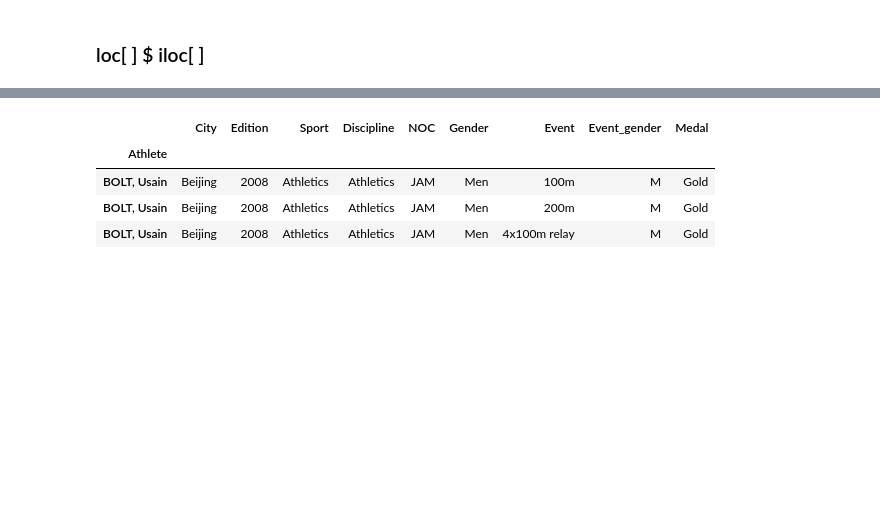
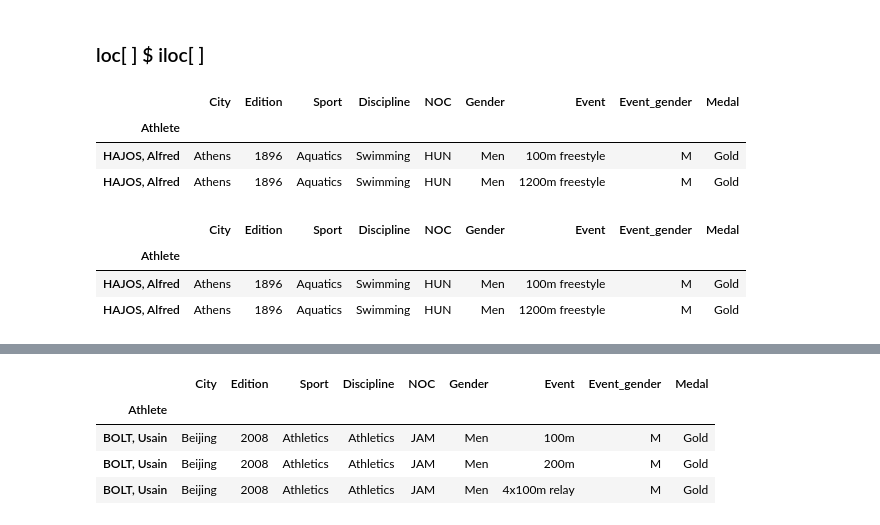
Before and after one commit to theSohanur/pandas-essential, a Jupyter notebook: pandas.notebook.ipynb, the cells around one changed output, grey strips where cells are left out. Saved outputs shown, nothing was run; the diff lists cells and outputs as text; code cells hidden in the pictures; blank space fills up the shorter version.

```diff
--- a/pandas.notebook.ipynb
+++ b/pandas.notebook.ipynb
@@ -921,3 +937,17 @@ oly.head()
 ### loc[ ] $ iloc[ ]
 # %%
 oly.set_index('Athlete',inplace=True)
+# %%
+oly.loc['HAJOS, Alfred']
+# %% [output]
+|  | City | Edition | Sport | Discipline | NOC | Gender | Event | Event_gender | Medal |
+| Athlete |  |  |  |  |  |  |  |  |  |
+| HAJOS, Alfred | Athens | 1896 | Aquatics | Swimming | HUN | Men | 100m freestyle | M | Gold |
+| HAJOS, Alfred | Athens | 1896 | Aquatics | Swimming | HUN | Men | 1200m freestyle | M | Gold |
+# %%
+oly.loc["HAJOS, Alfred"]
+# %% [output]
+|  | City | Edition | Sport | Discipline | NOC | Gender | Event | Event_gender | Medal |
+| Athlete |  |  |  |  |  |  |  |  |  |
+| HAJOS, Alfred | Athens | 1896 | Aquatics | Swimming | HUN | Men | 100m freestyle | M | Gold |
+| HAJOS, Alfred | Athens | 1896 | Aquatics | Swimming | HUN | Men | 1200m freestyle | M | Gold |
```
Also changed, not shown: parts of 17 cells of this notebook, 2 other files.
